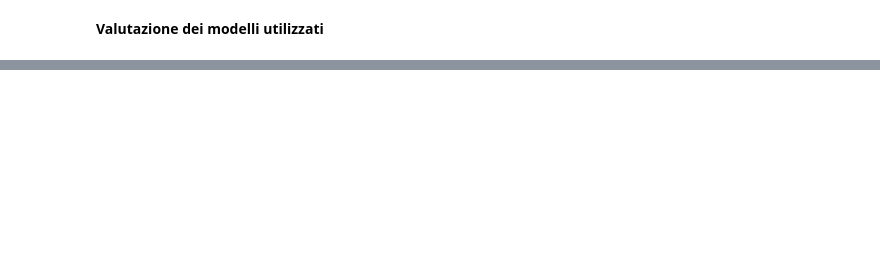
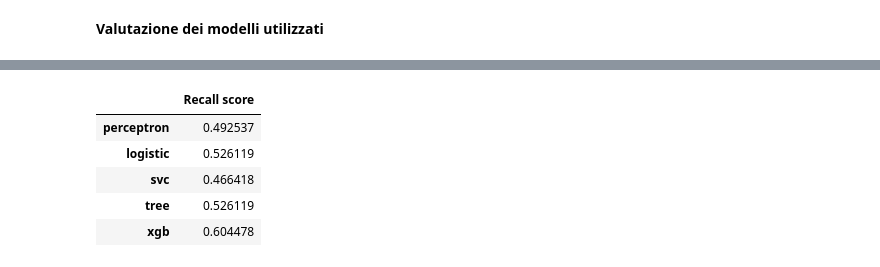
Before and after one commit to aleshark87/data-intensive-project, a Jupyter notebook: Progetto.ipynb, the cells around one changed output, grey strips where cells are left out. Saved outputs shown, nothing was run; the diff lists cells and outputs as text; code cells hidden in the pictures; blank space fills up the shorter version.

```diff
--- a/Progetto.ipynb
+++ b/Progetto.ipynb
@@ -597,0 +583,9 @@ pd.DataFrame.from_dict(scores, orient="index", columns=["R^2 score"])
+# %%
+pd.DataFrame.from_dict(recall, orient="index", columns=["Recall score"])
+# %% [output]
+|  | Recall score |
+| perceptron | 0.492537 |
+| logistic | 0.526119 |
+| svc | 0.466418 |
+| tree | 0.526119 |
+| xgb | 0.604478 |
```
Also changed, not shown: parts of 20 cells of this notebook.
